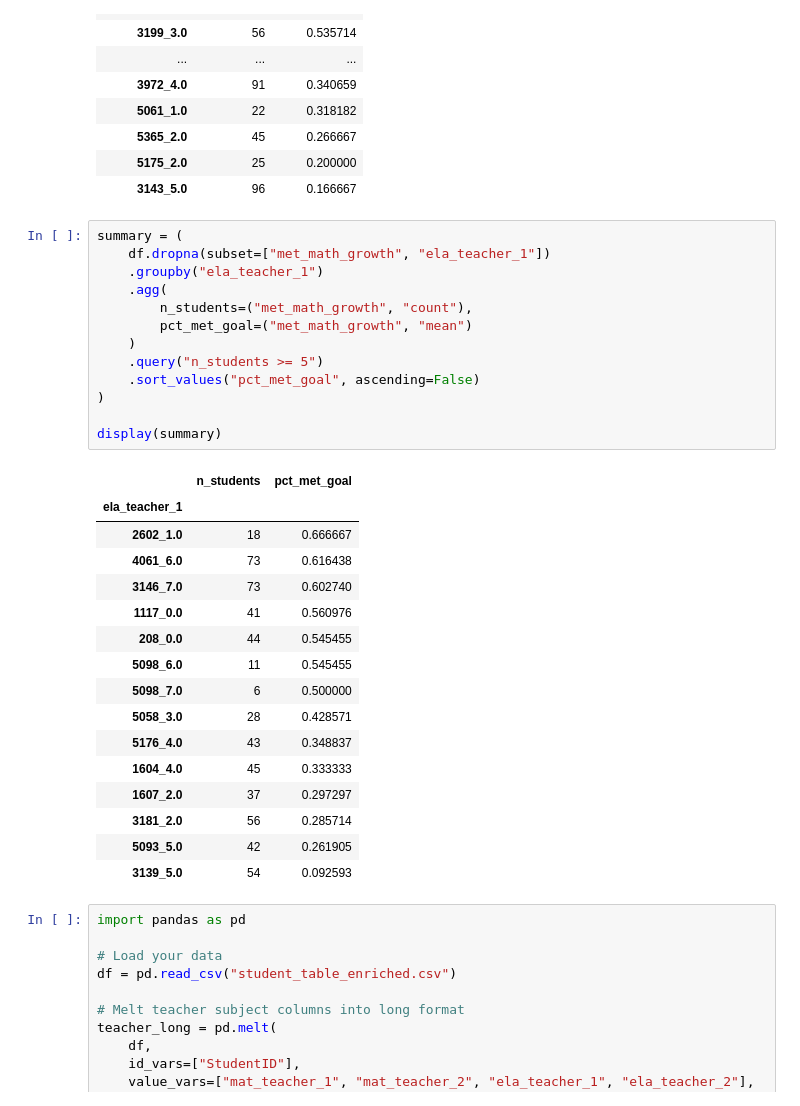
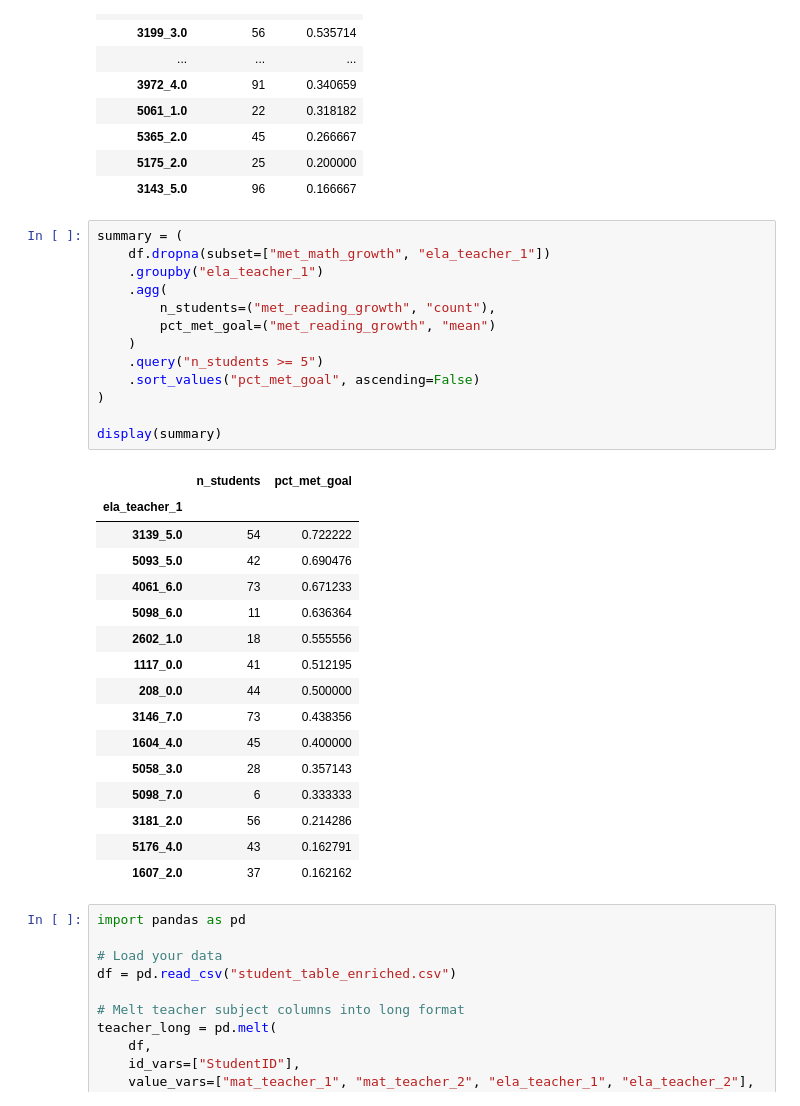
Before and after one commit to aerler101-1/CEMD, a Jupyter notebook: CEMD.ipynb, the cells around one changed output. Saved outputs shown, nothing was run; the diff lists cells and outputs as text.

```diff
--- a/CEMD.ipynb
+++ b/CEMD.ipynb
@@ -924,33 +951,33 @@ display(summary)
 # %%
 summary = (
     df.dropna(subset=["met_math_growth", "ela_teacher_1"])
     .groupby("ela_teacher_1")
     .agg(
-        n_students=("met_math_growth", "count"),
-        pct_met_goal=("met_math_growth", "mean")
+        n_students=("met_reading_growth", "count"),
+        pct_met_goal=("met_reading_growth", "mean")
     )
     .query("n_students >= 5")
     .sort_values("pct_met_goal", ascending=False)
 )
 
 display(summary)
 # %% [output]
 |  | n_students | pct_met_goal |
 | ela_teacher_1 |  |  |
-| 2602_1.0 | 18 | 0.666667 |
-| 4061_6.0 | 73 | 0.616438 |
-| 3146_7.0 | 73 | 0.602740 |
-| 1117_0.0 | 41 | 0.560976 |
-| 208_0.0 | 44 | 0.545455 |
-| 5098_6.0 | 11 | 0.545455 |
-| 5098_7.0 | 6 | 0.500000 |
-| 5058_3.0 | 28 | 0.428571 |
-| 5176_4.0 | 43 | 0.348837 |
-| 1604_4.0 | 45 | 0.333333 |
-| 1607_2.0 | 37 | 0.297297 |
-| 3181_2.0 | 56 | 0.285714 |
-| 5093_5.0 | 42 | 0.261905 |
-| 3139_5.0 | 54 | 0.092593 |
+| 3139_5.0 | 54 | 0.722222 |
+| 5093_5.0 | 42 | 0.690476 |
+| 4061_6.0 | 73 | 0.671233 |
+| 5098_6.0 | 11 | 0.636364 |
+| 2602_1.0 | 18 | 0.555556 |
+| 1117_0.0 | 41 | 0.512195 |
+| 208_0.0 | 44 | 0.500000 |
+| 3146_7.0 | 73 | 0.438356 |
+| 1604_4.0 | 45 | 0.400000 |
+| 5058_3.0 | 28 | 0.357143 |
+| 5098_7.0 | 6 | 0.333333 |
+| 3181_2.0 | 56 | 0.214286 |
+| 5176_4.0 | 43 | 0.162791 |
+| 1607_2.0 | 37 | 0.162162 |
 # %%
 import pandas as pd
 
```
Also changed, not shown: parts of 2 cells of this notebook, 2 other files.
